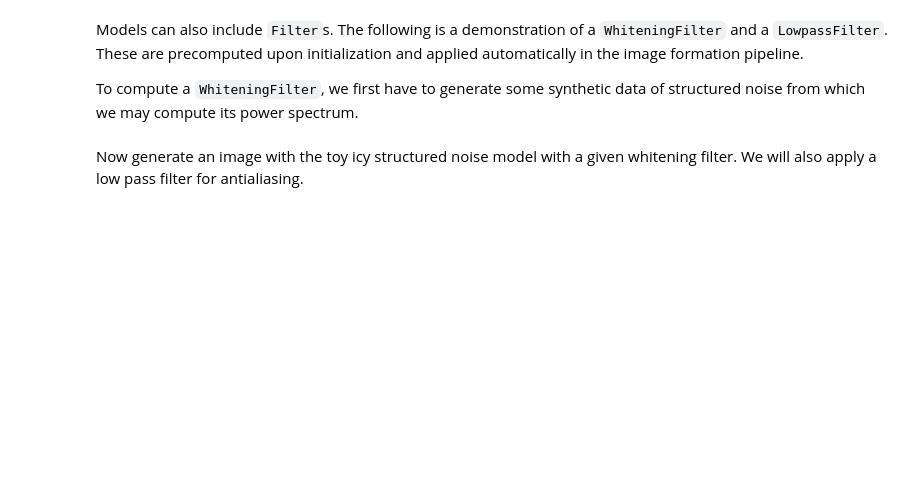
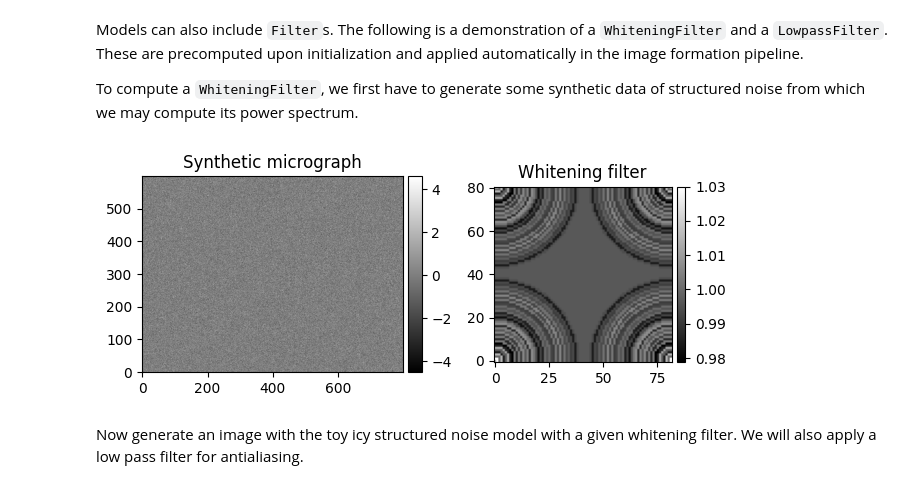
Before and after one commit to mjo22/cryojax, a Jupyter notebook: tutorials/test-pipeline.ipynb, the cells around one changed output. Saved outputs shown, nothing was run; the diff lists cells and outputs as text; code cells hidden in the pictures; blank space fills up the shorter version.

```diff
--- a/tutorials/test-pipeline.ipynb
+++ b/tutorials/test-pipeline.ipynb
@@ -50,17 +52,27 @@ scattering = cs.FourierSliceScattering(shape=shape, pad_scale=pad_scale)
 Now, it's time to configure the imaging instrument. This, at minimum, requires an ``Optics`` model. Here, we also include models of the ``Exposure`` to the electron beam, and the ``Detector``. For example, by default the optics model is ``NullOptics``. Here, we configure multiple instruments to demonstrate different stages of the image formation pipeline.
 # %%
 # Initialize the instrument
-optics = cs.CTFOptics(defocus_u=10000, defocus_v=10000, amplitude_contrast=.07)
+optics = cs.CTFOptics(
+    defocus_u=10000, defocus_v=10000, amplitude_contrast=0.07
+)
 exposure = cs.UniformExposure(N=1e5, mu=0.0)
-detector = cs.GaussianDetector(pixel_size=resolution, key=jax.random.PRNGKey(seed=1234), variance=cs.Constant(1.0))
+detector = cs.GaussianDetector(
+    pixel_size=resolution,
+    key=jax.random.PRNGKey(seed=1234),
+    variance=cs.Constant(1.0),
+)
 instrument_s = cs.Instrument(exposure=exposure)
 instrument_o = cs.Instrument(exposure=exposure, optics=optics)
-instrument_d = cs.Instrument(exposure=exposure, optics=optics, detector=detector)
+instrument_d = cs.Instrument(
+    exposure=exposure, optics=optics, detector=detector
+)
 # %% [markdown]
 Now, choose a model for the solvent. By default, this is just ``NullIce``. Here, we model the ice as gaussian colored noise with ``GaussianIce``.
 # %%
 # Then, choose a model for the solvent
-solvent = cs.GaussianIce(key=jax.random.PRNGKey(seed=0), variance=cs.Exp(amplitude=1.0, scale=1.0))
+solvent = cs.GaussianIce(
+    key=jax.random.PRNGKey(seed=0), variance=cs.Exp(amplitude=1.0, scale=1.0)
+)
 # %% [markdown]
 Finally, we can initialize our imaging model.
 # %%
@@ -82,15 +111,22 @@ Models can also include ``Filter``s. The following is a demonstration of a ``Whi
 To compute a ``WhiteningFilter``, we first have to generate some synthetic data of structured noise from which we may compute its power spectrum.
 # %%
 # Instantiate image filters
-fig, axes = plt.subplot_mosaic("""
+fig, axes = plt.subplot_mosaic(
+    """
 AAAABBB
-""", figsize=(6.5, 3.5))
+""",
+    figsize=(6.5, 3.5),
+)
 freqs = make_frequencies((800, 600), pixel_size=resolution)
-micrograph = solvent.sample(freqs) * optics(freqs) + fftn(detector.sample(freqs))
+micrograph = solvent.sample(freqs) * optics(freqs) + fftn(
+    detector.sample(freqs)
+)
 whiten = cs.WhiteningFilter(scattering.shape, micrograph=micrograph)
 plot_image(irfftn(micrograph.T), fig, axes["A"], label="Synthetic micrograph")
 plot_image(whiten.filter, fig, axes["B"], label="Whitening filter")
 plt.tight_layout()
+# %% [output]
+[figure, added]
 # %% [markdown]
 Now generate an image with the toy icy structured noise model with a given whitening filter. We will also apply a low pass filter for antialiasing.
 # %%
```
Also changed, not shown: parts of 16 cells of this notebook, 5 other files.
